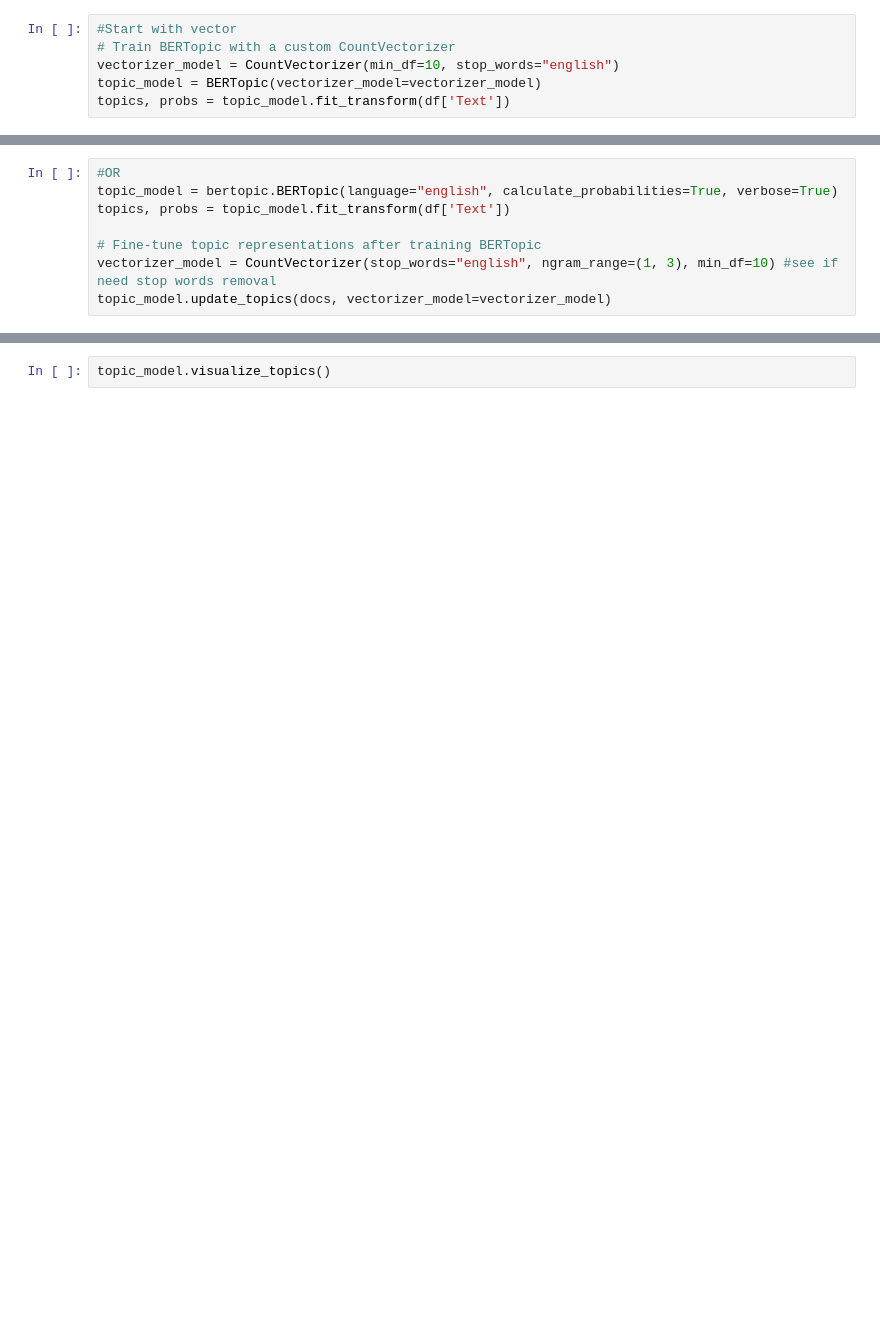
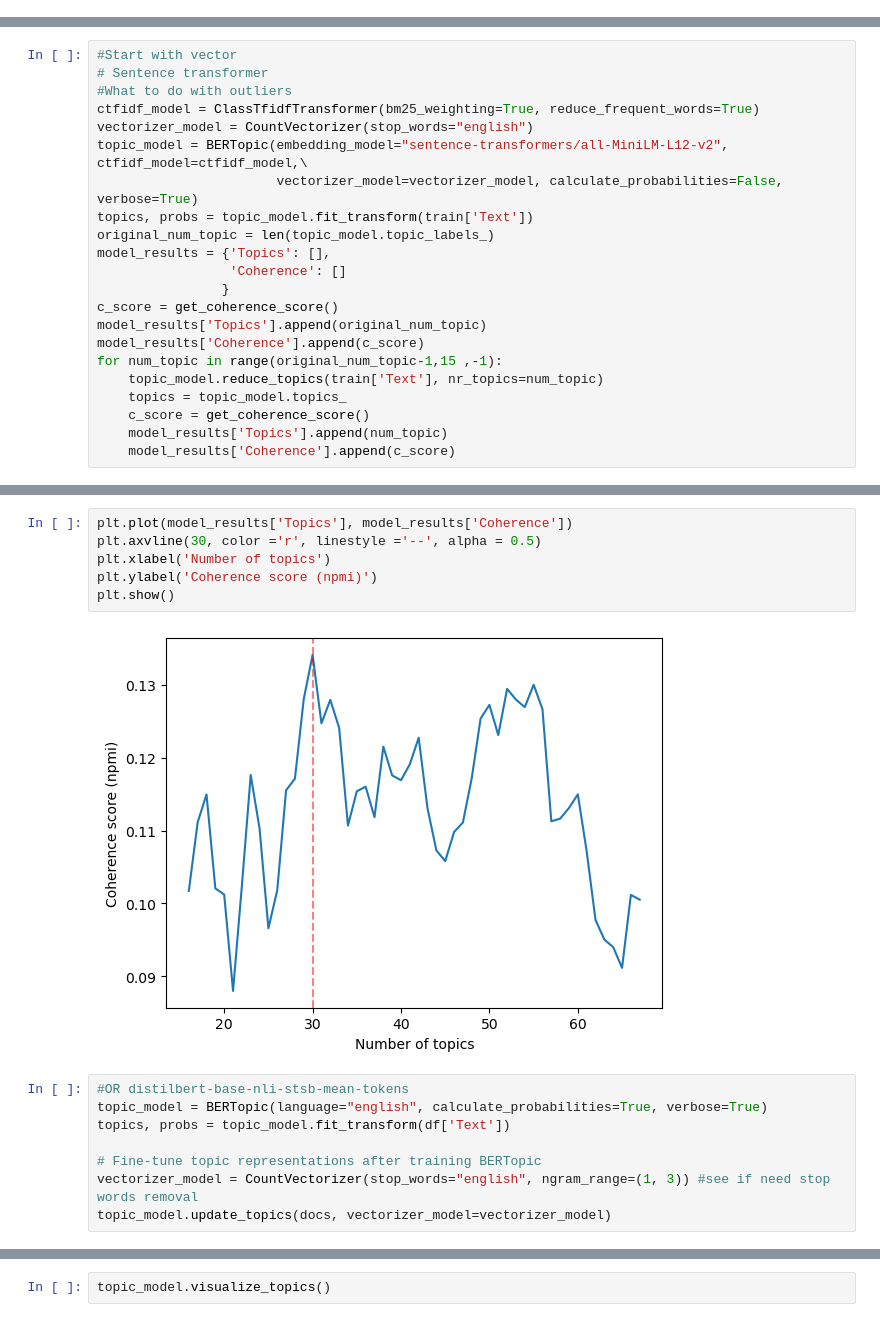
Before and after one commit to JiaJun98/DSA4263_DSApes, a Jupyter notebook: bertopic.ipynb, the cells around one changed output, grey strips where cells are left out. Cells and saved outputs as stored; diff of their text form; blank space fills up the shorter version.

```diff
--- a/bertopic.ipynb
+++ b/bertopic.ipynb
@@ -12,6 +18,0 @@ df['Text'] = df['Text'].apply(lambda x: sub("<[^>]+>", "", x).lower().strip())
-# %%
-#Start with vector
-# Train BERTopic with a custom CountVectorizer
-vectorizer_model = CountVectorizer(min_df=10, stop_words="english")
-topic_model = BERTopic(vectorizer_model=vectorizer_model)
-topics, probs = topic_model.fit_transform(df['Text'])
@@ -17,0 +65,22 @@ topics, probs = topic_model.fit_transform(df['Text'])
+# %%
+#Start with vector
+# Sentence transformer
+#What to do with outliers
+ctfidf_model = ClassTfidfTransformer(bm25_weighting=True, reduce_frequent_words=True)
+vectorizer_model = CountVectorizer(stop_words="english")
+topic_model = BERTopic(embedding_model="sentence-transformers/all-MiniLM-L12-v2", ctfidf_model=ctfidf_model,\
+                       vectorizer_model=vectorizer_model, calculate_probabilities=False, verbose=True)
+topics, probs = topic_model.fit_transform(train['Text'])
+original_num_topic = len(topic_model.topic_labels_)
+model_results = {'Topics': [],
+                 'Coherence': []
+                }
+c_score = get_coherence_score()
+model_results['Topics'].append(original_num_topic)
+model_results['Coherence'].append(c_score)
+for num_topic in range(original_num_topic-1,15 ,-1):
+    topic_model.reduce_topics(train['Text'], nr_topics=num_topic)
+    topics = topic_model.topics_
+    c_score = get_coherence_score()
+    model_results['Topics'].append(num_topic)
+    model_results['Coherence'].append(c_score)
@@ -18,10 +125,18 @@ topics, probs = topic_model.fit_transform(df['Text'])
+# %%
+plt.plot(model_results['Topics'], model_results['Coherence'])
+plt.axvline(30, color ='r', linestyle ='--', alpha = 0.5)
+plt.xlabel('Number of topics')
+plt.ylabel('Coherence score (npmi)')
+plt.show()
+# %% [output]
+[figure, added]
 # %%
-#OR
-topic_model = bertopic.BERTopic(language="english", calculate_probabilities=True, verbose=True)
+#OR distilbert-base-nli-stsb-mean-tokens
+topic_model = BERTopic(language="english", calculate_probabilities=True, verbose=True)
 topics, probs = topic_model.fit_transform(df['Text'])
 
 # Fine-tune topic representations after training BERTopic
-vectorizer_model = CountVectorizer(stop_words="english", ngram_range=(1, 3), min_df=10) #see if need stop words removal
+vectorizer_model = CountVectorizer(stop_words="english", ngram_range=(1, 3)) #see if need stop words removal
 topic_model.update_topics(docs, vectorizer_model=vectorizer_model)
 # %%
 freq = topic_model.get_topic_info()
```
Also changed, not shown: parts of 13 cells of this notebook, 1 other file.
